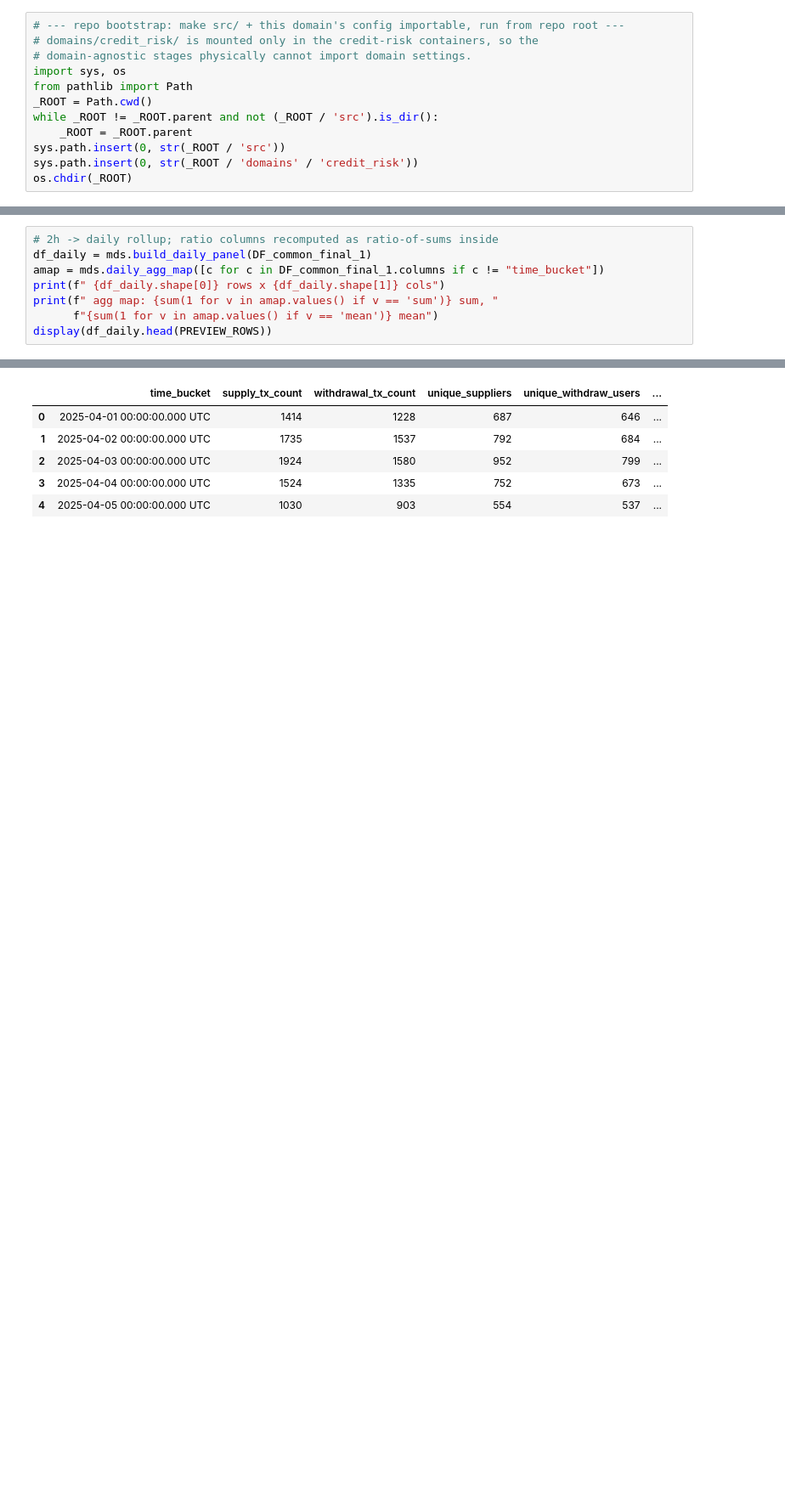
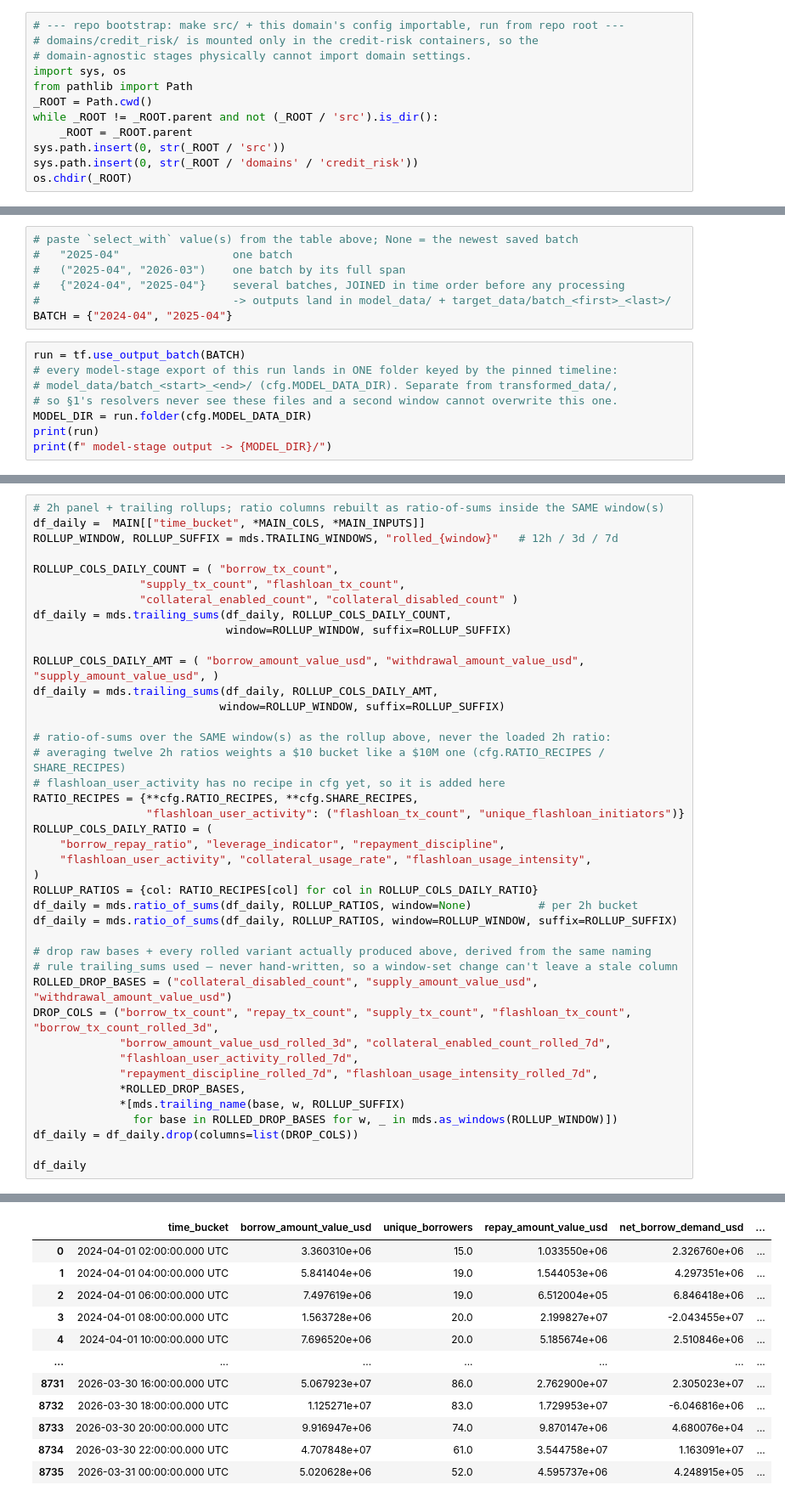
Before and after one commit to md-arham-ali/AAve_v3.1_Credit_risk_scoring, a Jupyter notebook: notebooks/model_dataset.ipynb, the cells around one changed output, grey strips where cells are left out. Shown at 85% size. Cells and saved outputs as stored; diff of their text form; blank space fills up the shorter version.

```diff
--- a/notebooks/model_dataset.ipynb
+++ b/notebooks/model_dataset.ipynb
@@ -34,0 +45,15 @@ PREVIEW_ROWS = 5
+# %%
+# paste `select_with` value(s) from the table above; None = the newest saved batch
+#   "2025-04"                 one batch
+#   ("2025-04", "2026-03")    one batch by its full span
+#   {"2024-04", "2025-04"}    several batches, JOINED in time order before any processing
+#                             -> outputs land in model_data/ + target_data/batch_<first>_<last>/
+BATCH = {"2024-04", "2025-04"}
+# %%
+run = tf.use_output_batch(BATCH)
+# every model-stage export of this run lands in ONE folder keyed by the pinned timeline:
+# model_data/batch_<start>_<end>/ (cfg.MODEL_DATA_DIR). Separate from transformed_data/,
+# so §1's resolvers never see these files and a second window cannot overwrite this one.
+MODEL_DIR = run.folder(cfg.MODEL_DATA_DIR)
+print(run)
+print(f" model-stage output -> {MODEL_DIR}/")
@@ -56,9 +126,42 @@ display(DF_user_24h.head(PREVIEW_ROWS))
 # %%
-# 2h -> daily rollup; ratio columns recomputed as ratio-of-sums inside
-df_daily = mds.build_daily_panel(DF_common_final_1)
-amap = mds.daily_agg_map([c for c in DF_common_final_1.columns if c != "time_bucket"])
-print(f" {df_daily.shape[0]} rows x {df_daily.shape[1]} cols")
-print(f" agg map: {sum(1 for v in amap.values() if v == 'sum')} sum, "
-      f"{sum(1 for v in amap.values() if v == 'mean')} mean")
-display(df_daily.head(PREVIEW_ROWS))
+# 2h panel + trailing rollups; ratio columns rebuilt as ratio-of-sums inside the SAME window(s)
+df_daily =  MAIN[["time_bucket", *MAIN_COLS, *MAIN_INPUTS]]
+ROLLUP_WINDOW, ROLLUP_SUFFIX = mds.TRAILING_WINDOWS, "rolled_{window}"   # 12h / 3d / 7d
+
+ROLLUP_COLS_DAILY_COUNT = ( "borrow_tx_count",
+                "supply_tx_count", "flashloan_tx_count",
+                "collateral_enabled_count", "collateral_disabled_count" )
+df_daily = mds.trailing_sums(df_daily, ROLLUP_COLS_DAILY_COUNT,
+                             window=ROLLUP_WINDOW, suffix=ROLLUP_SUFFIX)
+
+ROLLUP_COLS_DAILY_AMT = ( "borrow_amount_value_usd", "withdrawal_amount_value_usd", "supply_amount_value_usd", )
+df_daily = mds.trailing_sums(df_daily, ROLLUP_COLS_DAILY_AMT,
+                            window=ROLLUP_WINDOW, suffix=ROLLUP_SUFFIX)
+
+# ratio-of-sums over the SAME window(s) as the rollup above, never the loaded 2h ratio:
+# averaging twelve 2h ratios weights a $10 bucket like a $10M one (cfg.RATIO_RECIPES / SHARE_RECIPES)
+# flashloan_user_activity has no recipe in cfg yet, so it is added here
+RATIO_RECIPES = {**cfg.RATIO_RECIPES, **cfg.SHARE_RECIPES,
+                 "flashloan_user_activity": ("flashloan_tx_count", "unique_flashloan_initiators")}
+ROLLUP_COLS_DAILY_RATIO = (
+    "borrow_repay_ratio", "leverage_indicator", "repayment_discipline",
+    "flashloan_user_activity", "collateral_usage_rate", "flashloan_usage_intensity",
+)
+ROLLUP_RATIOS = {col: RATIO_RECIPES[col] for col in ROLLUP_COLS_DAILY_RATIO}
+df_daily = mds.ratio_of_sums(df_daily, ROLLUP_RATIOS, window=None)          # per 2h bucket
+df_daily = mds.ratio_of_sums(df_daily, ROLLUP_RATIOS, window=ROLLUP_WINDOW, suffix=ROLLUP_SUFFIX)
+
+# drop raw bases + every rolled variant actually produced above, derived from the same naming
+# rule trailing_sums used — never hand-written, so a window-set change can't leave a stale column
+ROLLED_DROP_BASES = ("collateral_disabled_count", "supply_amount_value_usd", "withdrawal_amount_value_usd")
+DROP_COLS = ("borrow_tx_count", "repay_tx_count", "supply_tx_count", "flashloan_tx_count", "borrow_tx_count_rolled_3d",
+             "borrow_amount_value_usd_rolled_3d", "collateral_enabled_count_rolled_7d",
+             "flashloan_user_activity_rolled_7d",
+             "repayment_discipline_rolled_7d", "flashloan_usage_intensity_rolled_7d",
+             *ROLLED_DROP_BASES,
+             *[mds.trailing_name(base, w, ROLLUP_SUFFIX)
+               for base in ROLLED_DROP_BASES for w, _ in mds.as_windows(ROLLUP_WINDOW)])
+df_daily = df_daily.drop(columns=list(DROP_COLS))
+
+df_daily
 # %% [output]
@@ -68,6 +172,12 @@ display(df_daily.head(PREVIEW_ROWS))
-|  | time_bucket | supply_tx_count | withdrawal_tx_count | unique_suppliers | unique_withdraw_users | ... |
-| 0 | 2025-04-01 00:00:00.000 UTC | 1414 | 1228 | 687 | 646 | ... |
-| 1 | 2025-04-02 00:00:00.000 UTC | 1735 | 1537 | 792 | 684 | ... |
-| 2 | 2025-04-03 00:00:00.000 UTC | 1924 | 1580 | 952 | 799 | ... |
-| 3 | 2025-04-04 00:00:00.000 UTC | 1524 | 1335 | 752 | 673 | ... |
-| 4 | 2025-04-05 00:00:00.000 UTC | 1030 | 903 | 554 | 537 | ... |
+|  | time_bucket | borrow_amount_value_usd | unique_borrowers | repay_amount_value_usd | net_borrow_demand_usd | ... |
+| 0 | 2024-04-01 02:00:00.000 UTC | 3.360310e+06 | 15.0 | 1.033550e+06 | 2.326760e+06 | ... |
+| 1 | 2024-04-01 04:00:00.000 UTC | 5.841404e+06 | 19.0 | 1.544053e+06 | 4.297351e+06 | ... |
+| 2 | 2024-04-01 06:00:00.000 UTC | 7.497619e+06 | 19.0 | 6.512004e+05 | 6.846418e+06 | ... |
+| 3 | 2024-04-01 08:00:00.000 UTC | 1.563728e+06 | 20.0 | 2.199827e+07 | -2.043455e+07 | ... |
+| 4 | 2024-04-01 10:00:00.000 UTC | 7.696520e+06 | 20.0 | 5.185674e+06 | 2.510846e+06 | ... |
+| ... | ... | ... | ... | ... | ... | ... |
+| 8731 | 2026-03-30 16:00:00.000 UTC | 5.067923e+07 | 86.0 | 2.762900e+07 | 2.305023e+07 | ... |
+| 8732 | 2026-03-30 18:00:00.000 UTC | 1.125271e+07 | 83.0 | 1.729953e+07 | -6.046816e+06 | ... |
+| 8733 | 2026-03-30 20:00:00.000 UTC | 9.916947e+06 | 74.0 | 9.870147e+06 | 4.680076e+04 | ... |
+| 8734 | 2026-03-30 22:00:00.000 UTC | 4.707848e+07 | 61.0 | 3.544758e+07 | 1.163091e+07 | ... |
+| 8735 | 2026-03-31 00:00:00.000 UTC | 5.020628e+06 | 52.0 | 4.595737e+06 | 4.248915e+05 | ... |
```
Also changed, not shown: parts of 33 cells of this notebook, 13 other files.
